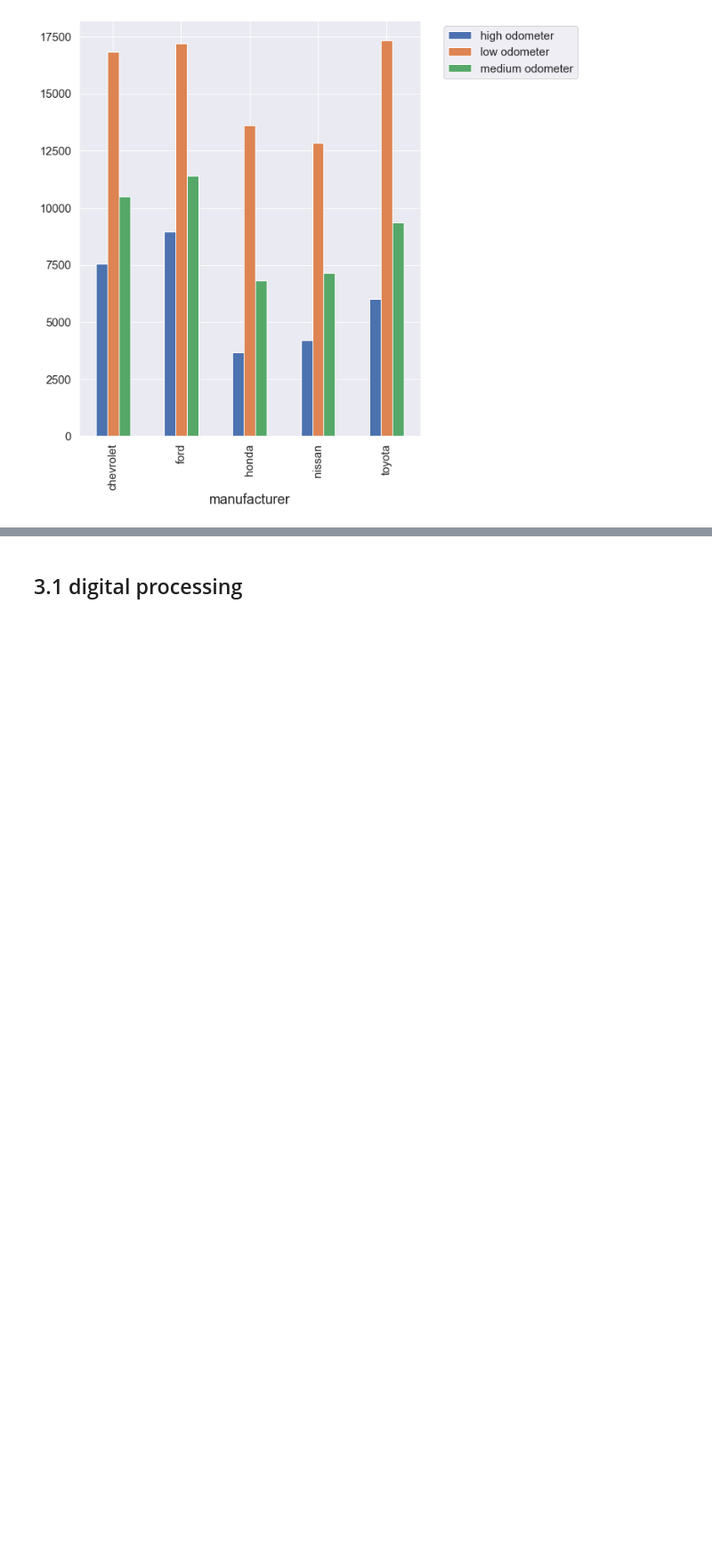
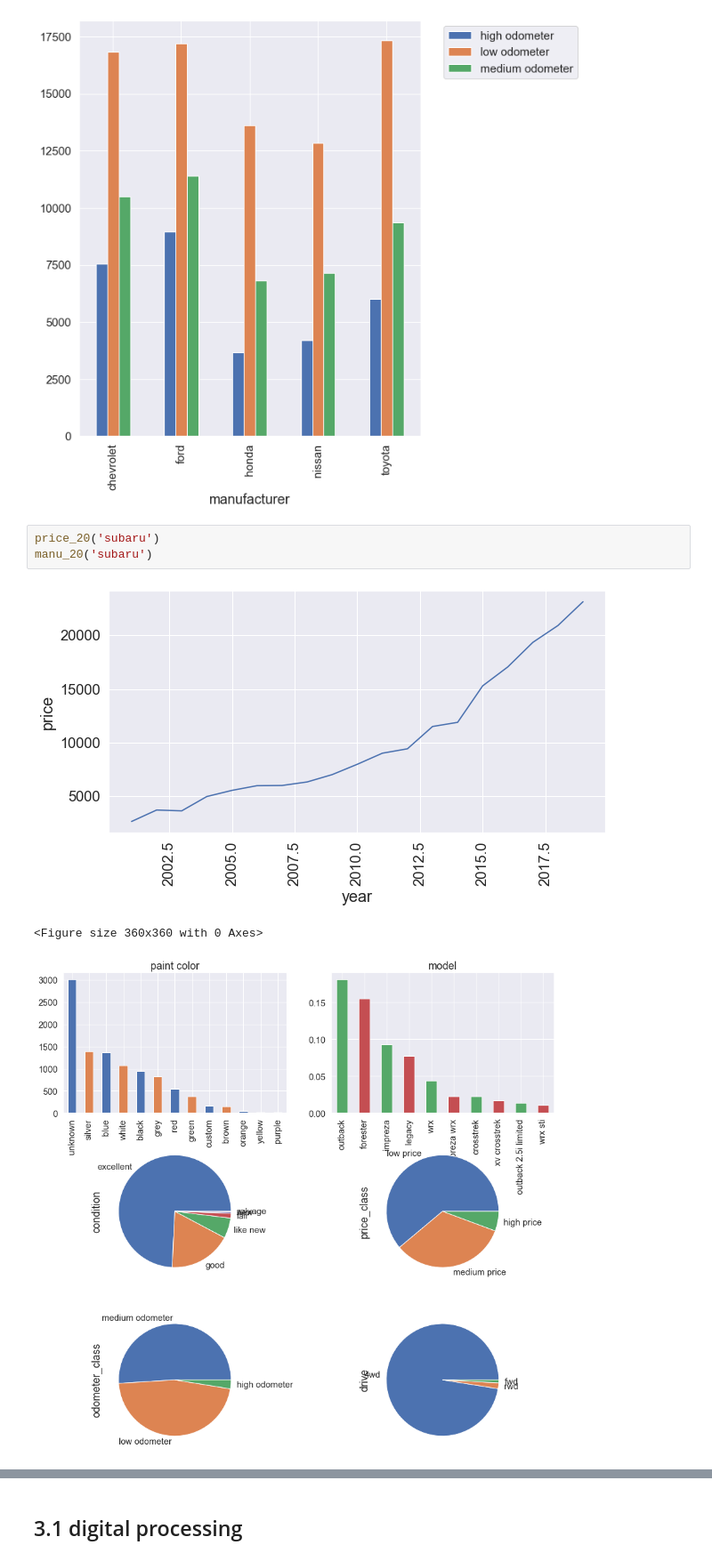
Before and after one commit to fysophia0302/Capstone-Projects-1, a Jupyter notebook: data_usedcar.ipynb, the cells around one changed output, grey strips where cells are left out. Shown at 89% size. Saved outputs shown, nothing was run; the diff lists cells and outputs as text; blank space fills up the shorter version.

```diff
--- a/data_usedcar.ipynb
+++ b/data_usedcar.ipynb
@@ -1207,3 +1202,10 @@ _.legend(bbox_to_anchor=(1.05, 1.0),loc='upper left',prop={'size': 15},ncol=1, s
 # %% [output]
 <matplotlib.legend.Legend at 0x...>
 [figure]
+# %%
+price_20('subaru')
+manu_20('subaru')
+# %% [output]
+[figure, added]
+<Figure size 360x360 with 0 Axes>
+[figure, added]
```
Also changed, not shown: parts of 5 cells of this notebook.
